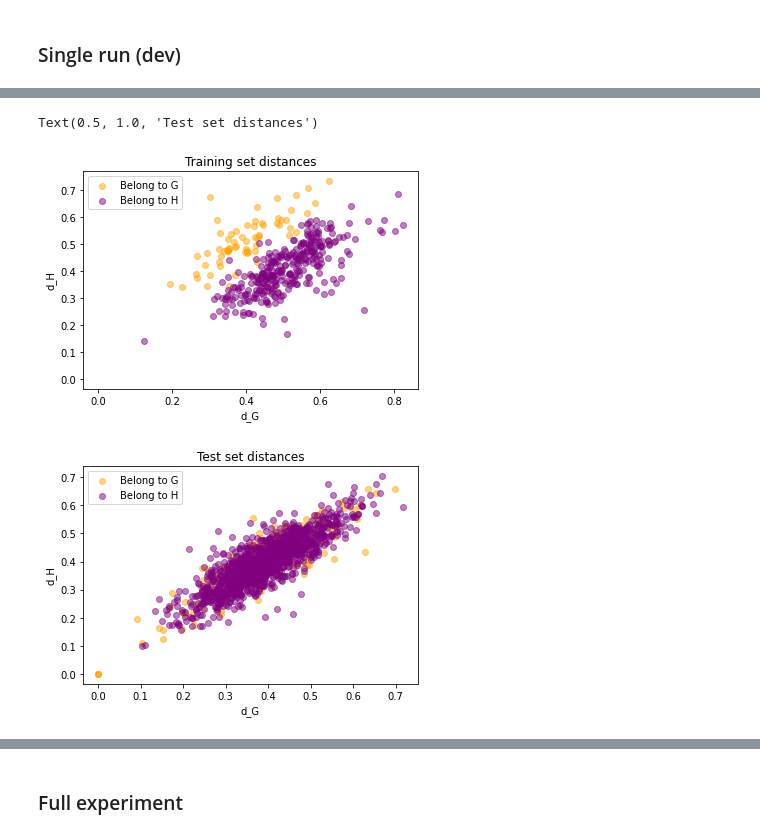
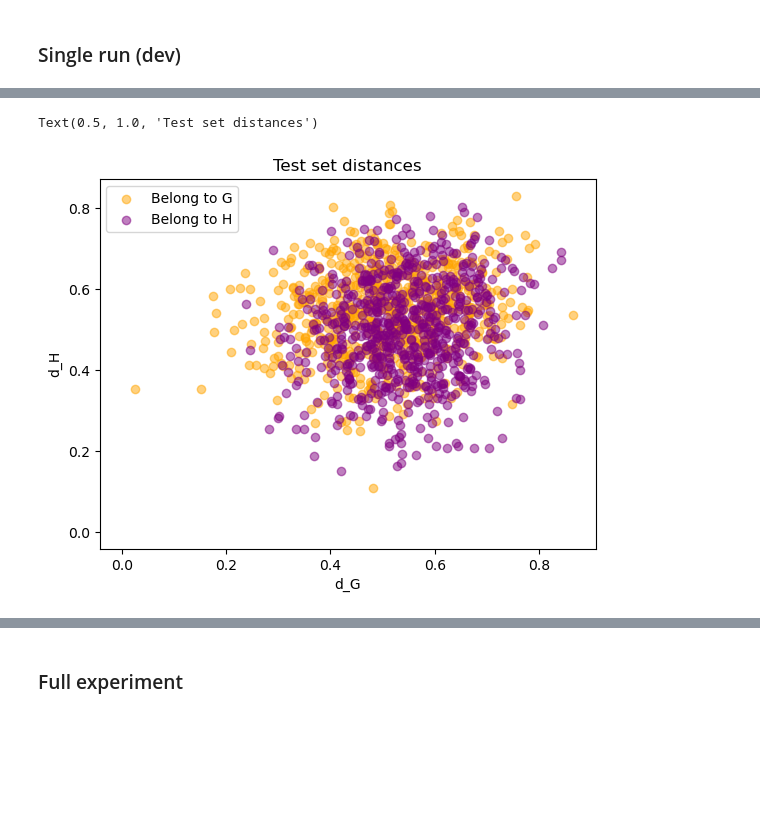
Before and after one commit to kaiser-dan/proj_naive-embedded-reconstruction, a Jupyter notebook: notebooks/ex/EMB_ex20_logistic-regression.ipynb, the cells around one changed output, grey strips where cells are left out. Saved outputs shown, nothing was run; the diff lists cells and outputs as text; code cells hidden in the pictures; blank space fills up the shorter version.

```diff
--- a/notebooks/ex/EMB_ex20_logistic-regression.ipynb
+++ b/notebooks/ex/EMB_ex20_logistic-regression.ipynb
@@ -182,0 +236,6 @@ E_H = get_representation(R_H, params)
+# %%
+scaler = Normalizer()
+# %%
+E_G = scaler.fit_transform(E_G)
+E_H = scaler.fit_transform(E_H)
+E_A = scaler.fit_transform(E_A)
@@ -182,0 +322,15 @@ E_H = get_representation(R_H, params)
+# %%
+class_ = 0
+P_below = 0
+P_above = 0
+for idx, y in enumerate(A_[:,1]):
+    if test_labels[idx] == class_:
+        if y <= np.mean(A_[:,1]):
+            P_below += 1
+        else:
+            P_above += 1
+
+print("="*12)
+print(f"Class: {cs_[class_]}")
+print(f"Number above: {P_above}, Number below: {P_below}, (1 - ) Accuracy: {P_below / (P_above + P_below):.4f}")
+print("="*12)
@@ -196,44 +376,23 @@ labels_test = list(testset.values())
 # %%
 plt.figure()
 
-pts0 = [calculate_distances(edge, E_G, E_H) for edge, class_ in trainset.items() if class_ == 0]
-pts1 = [calculate_distances(edge, E_G, E_H) for edge, class_ in trainset.items() if class_ == 1]
-plt.scatter([pt[0] for pt in pts1], [pt[1] for pt in pts1], label="Belong to G", color="orange", alpha=0.5)
-plt.scatter([pt[0] for pt in pts0], [pt[1] for pt in pts0], label="Belong to H", color="purple", alpha=0.5)
-
-xmax = max(max([p[0] for p in pts0]), max([p[1] for p in pts0]))
-xrange = np.arange(0, xmax)
-plt.plot(xrange, xrange, linestyle="--", color="darkgray")
-
-
-plt.legend()
-
-plt.xlabel("d_G")
-plt.ylabel("d_H")
-plt.title("Training set distances")
-
-# -----
-
-plt.figure()
-
-pts0 = [calculate_distances(edge, E_G, E_H) for edge, class_ in testset.items() if class_ == 0]
-pts1 = [calculate_distances(edge, E_G, E_H) for edge, class_ in testset.items() if class_ == 1]
+pts0 = [(calculate_distance(edge, E_G), calculate_distance(edge, E_H)) for edge, class_ in testset.items() if class_ == 0]
+pts1 = [(calculate_distance(edge, E_G), calculate_distance(edge, E_H)) for edge, class_ in testset.items() if class_ == 1]
 plt.scatter([pt[0] for pt in pts1], [pt[1] for pt in pts1], label="Belong to G", color="orange", alpha=0.5)
 plt.scatter([pt[0] for pt in pts0], [pt[1] for pt in pts0], label="Belong to H", color="purple", alpha=0.5)
 
 xmax = max(max([p[0] for p in pts0]), max([p[1] for p in pts0]))
 xrange = np.arange(0, xmax)
 plt.plot(xrange, xrange, linestyle="--", color="darkgray")
 
 plt.legend()
 
 plt.xlabel("d_G")
 plt.ylabel("d_H")
 plt.title("Test set distances")
 # %% [output]
 Text(0.5, 1.0, 'Test set distances')
-[figure, old version]
+[figure, new version]
-[figure, removed]
 # %%
 plt.figure()
 
```
Also changed, not shown: parts of 23 cells of this notebook.
